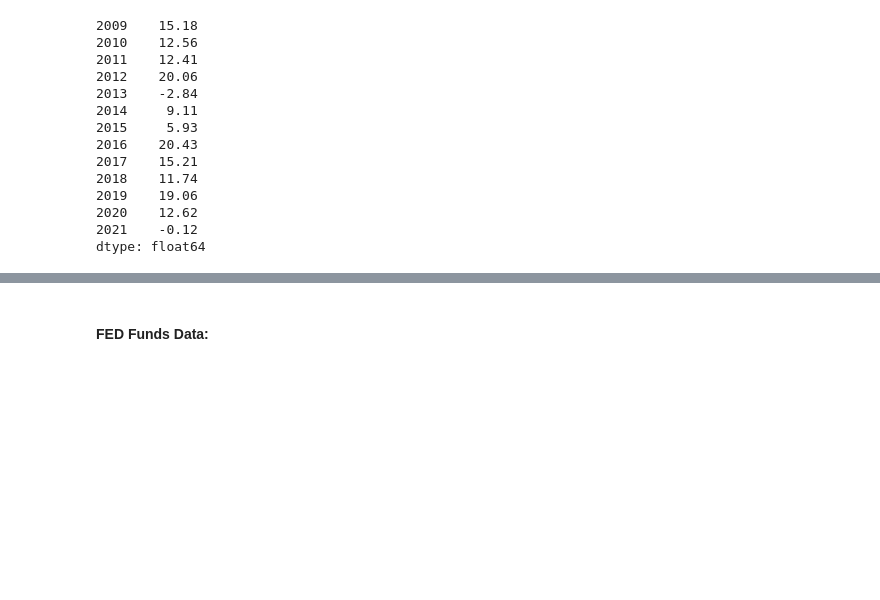
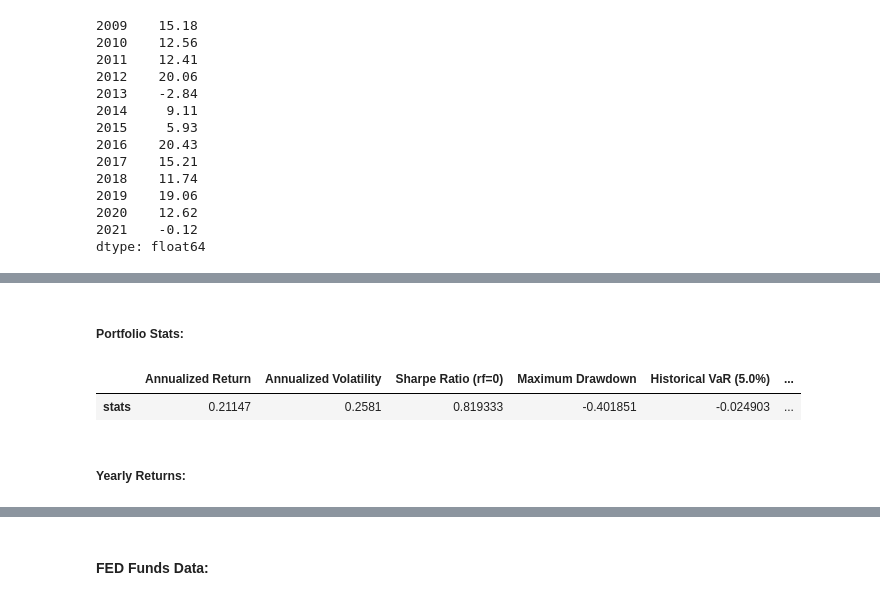
Before and after one commit to pedroosorio98/PyFinLib, a Jupyter notebook: PyFinLib Tools/PyFinLib Tools.ipynb, the cells around one changed output, grey strips where cells are left out. Cells and saved outputs as stored; diff of their text form; code cells hidden in the pictures; blank space fills up the shorter version.

```diff
--- a/PyFinLib Tools/PyFinLib Tools.ipynb
+++ b/PyFinLib Tools/PyFinLib Tools.ipynb
@@ -584,0 +605,9 @@ dtype: float64
+# %% [markdown]
+##### Portfolio Stats:
+# %%
+pf.main_stats(vol_weighted_returns_2x)
+# %% [output]
+|  | Annualized Return | Annualized Volatility | Sharpe Ratio (rf=0) | Maximum Drawdown | Historical VaR (5.0%) | ... |
+| stats | 0.21147 | 0.2581 | 0.819333 | -0.401851 | -0.024903 | ... |
+# %% [markdown]
+##### Yearly Returns:
```
Also changed, not shown: parts of 11 cells of this notebook, 2 other files.
